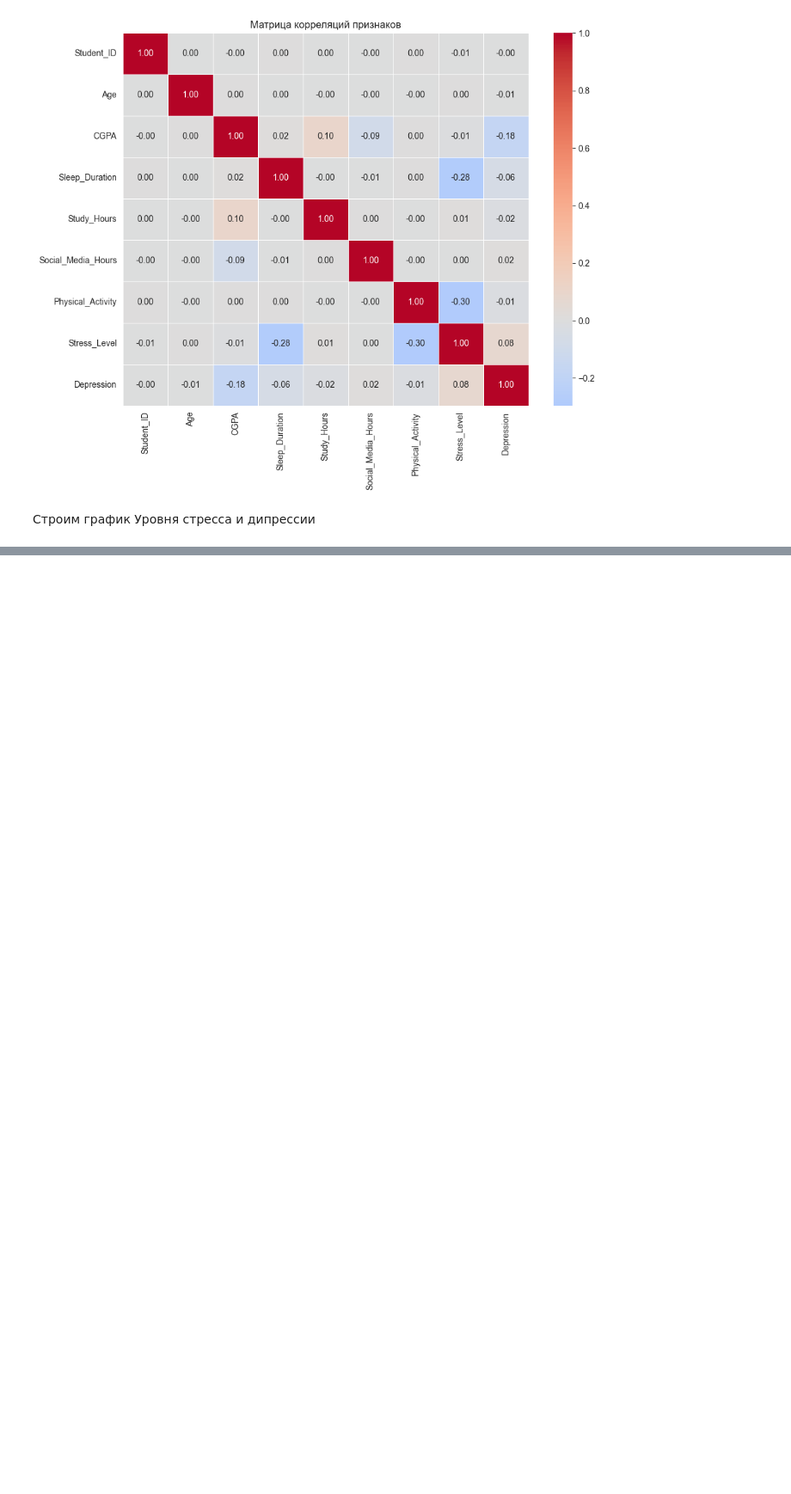
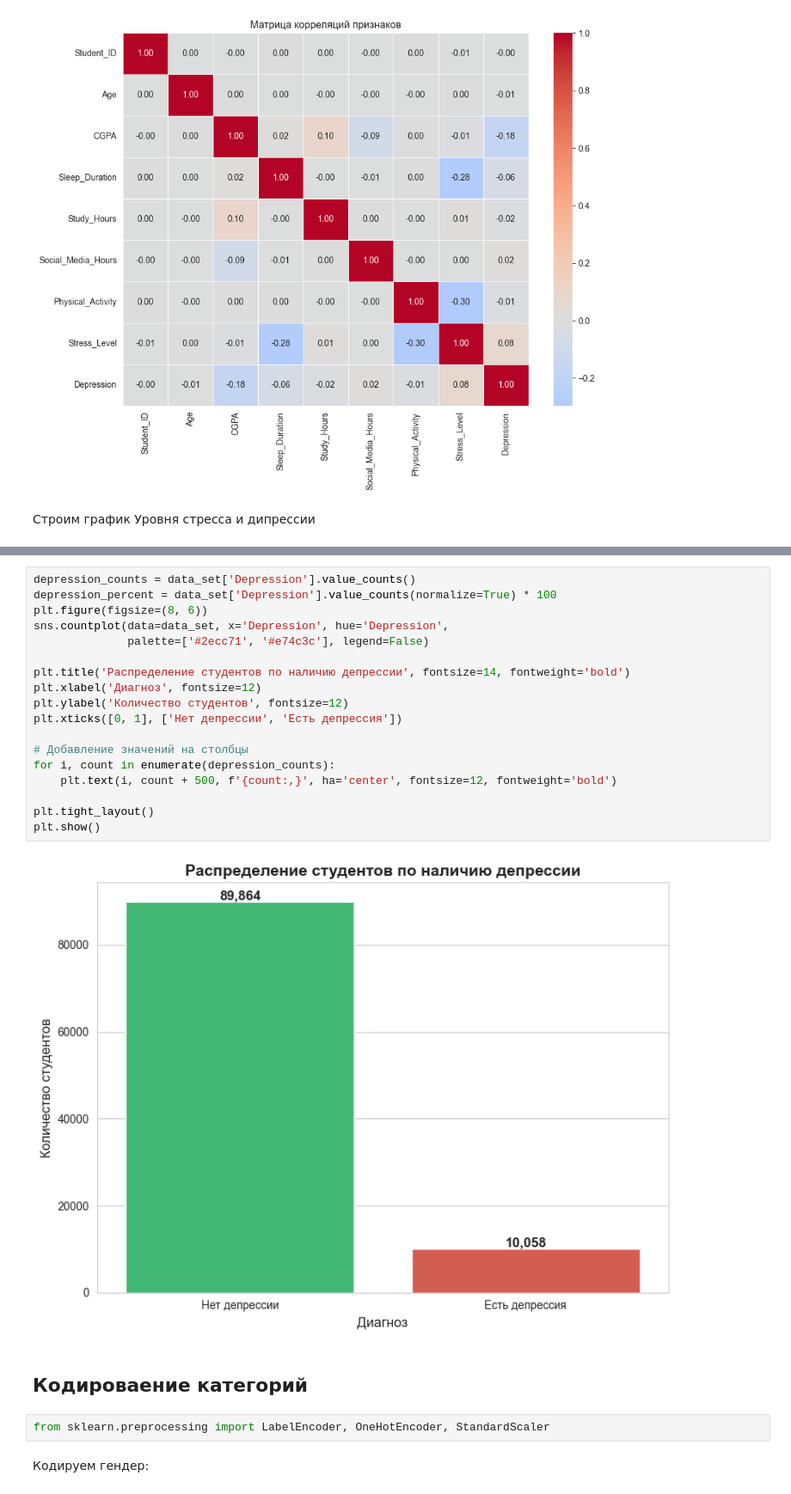
Before and after one commit to ebelehov19-debug/Labs_FP, a Jupyter notebook: Labs.ipynb, the cells around one changed output, grey strips where cells are left out. Shown at 86% size. Saved outputs shown, nothing was run; the diff lists cells and outputs as text; blank space fills up the shorter version.

```diff
--- a/Labs.ipynb
+++ b/Labs.ipynb
@@ -210,0 +211,26 @@ plt.show()
+# %%
+depression_counts = data_set['Depression'].value_counts()
+depression_percent = data_set['Depression'].value_counts(normalize=True) * 100
+plt.figure(figsize=(8, 6))
+sns.countplot(data=data_set, x='Depression', hue='Depression',
+              palette=['#2ecc71', '#e74c3c'], legend=False)
+
+plt.title('Распределение студентов по наличию депрессии', fontsize=14, fontweight='bold')
+plt.xlabel('Диагноз', fontsize=12)
+plt.ylabel('Количество студентов', fontsize=12)
+plt.xticks([0, 1], ['Нет депрессии', 'Есть депрессия'])
+
+# Добавление значений на столбцы
+for i, count in enumerate(depression_counts):
+    plt.text(i, count + 500, f'{count:,}', ha='center', fontsize=12, fontweight='bold')
+
+plt.tight_layout()
+plt.show()
+# %% [output]
+[figure, added]
+# %% [markdown]
+## Кодироваение категорий
+# %%
+from sklearn.preprocessing import LabelEncoder, OneHotEncoder, StandardScaler
+# %% [markdown]
+Кодируем гендер:
```
Also changed, not shown: parts of 23 cells of this notebook.
